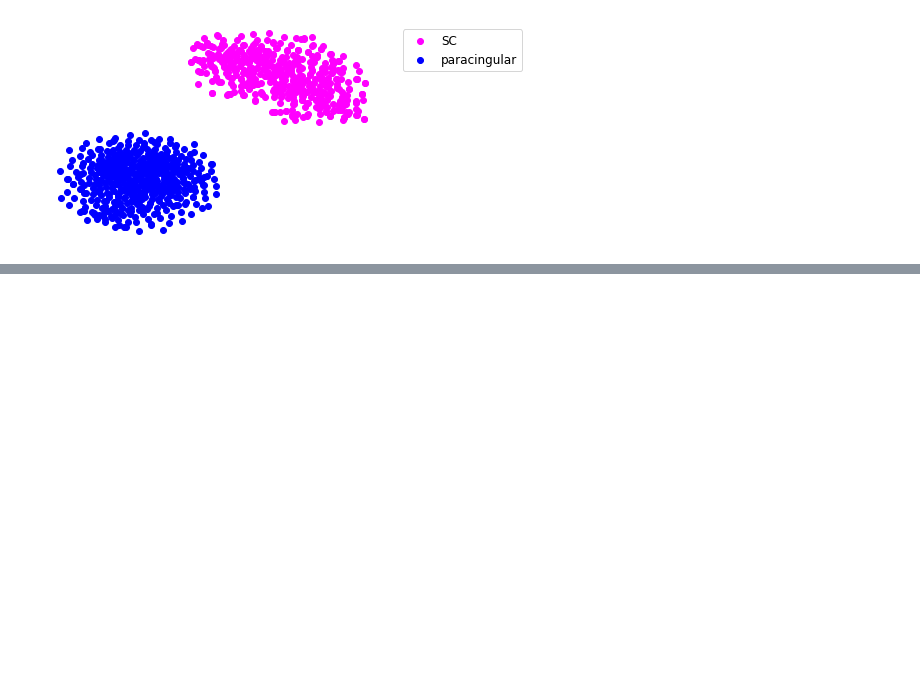
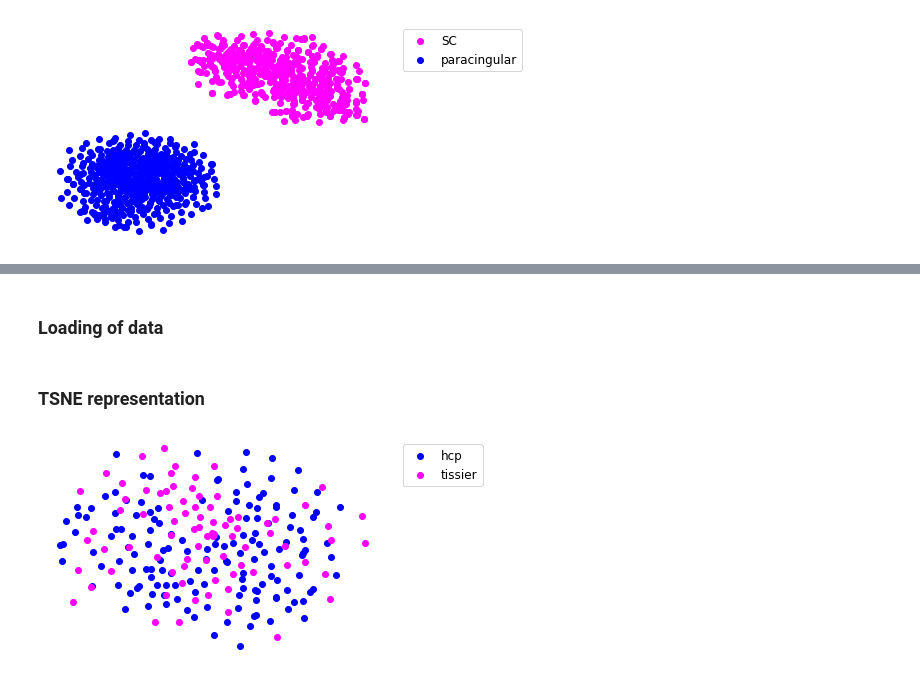
Before and after one commit to neurospin-projects/2021_jchavas_lguillon_deepcingulate, a Jupyter notebook: notebooks/Analysis.ipynb, the cells around one changed output, grey strips where cells are left out. Cells and saved outputs as stored; diff of their text form; code cells hidden in the pictures; blank space fills up the shorter version.

Commit message:
visualization of HCP subjects distribution vs tissier subjects distribution

```diff
--- a/notebooks/Analysis.ipynb
+++ b/notebooks/Analysis.ipynb
@@ -20,8 +20,8 @@ from betaVAE.datasets import SkeletonDataset
 ### Loading of data
 # %%
 subject_dir = "/neurospin/dico/data/deep_folding/current/"
-data_dir_1 = "/neurospin/dico/data/deep_folding/current/crops/CINGULATE/mask/sulcus_based/2mm/"
-data_dir_2 = "/neurospin/dico/data/deep_folding/current/crops/CINGULATE/mask/sulcus_based/2mm/"
+data_dir_1 = "/neurospin/dico/data/deep_folding/current/crops/CINGULATE/mask/sulcus_based/2mm/centered_combined/hcp/"
+data_dir_2 = "/neurospin/dico/data/deep_folding/current/crops/CINGULATE/mask/sulcus_based/2mm/centered_combined/hcp/"
 side = 'R'
 # %%
 train_list = pd.read_csv(os.path.join(subject_dir, 'train.csv'), header=None,
@@ -77,0 +80,6 @@ plt.show()
+# %% [markdown]
+### Loading of data
+# %%
+subject_dir = "/neurospin/dico/data/deep_folding/current/"
+data_dir = "/neurospin/dico/data/deep_folding/current/crops/CINGULATE/mask/sulcus_based/2mm/centered_combined/"
+side = 'R'
@@ -77,0 +105,31 @@ plt.show()
+# %% [markdown]
+### TSNE representation
+# %%
+X = np.array([data_set[k][0].flatten() for k in range(len(data_set))])
+
+X_embedded = TSNE(n_components=2).fit_transform(X)
+# %%
+color_dict = {'hcp': 'blue', 'tissier': 'magenta'}
+arr = X_embedded
+
+fig = plt.figure()
+ax = fig.add_subplot(111)
+
+for g in np.unique(labels):
+    ix = np.where(labels == g)
+    x = [arr[ix][k][0] for k in range(len(ix[0]))]
+    y = [arr[ix][k][1] for k in range(len(ix[0]))]
+    if g=='SC':
+        g_lab = 'SC'
+    else:
+        g_lab=g
+    ax.scatter(x, y, c = color_dict[g], label = g_lab)
+
+
+plt.axis('off')
+ax.legend(fontsize=12)
+ax.legend(bbox_to_anchor=(1.05, 1), loc='upper left', fontsize=12)
+
+plt.show()
+# %% [output]
+[figure, added]
```
Also changed, not shown: parts of 4 cells of this notebook.
